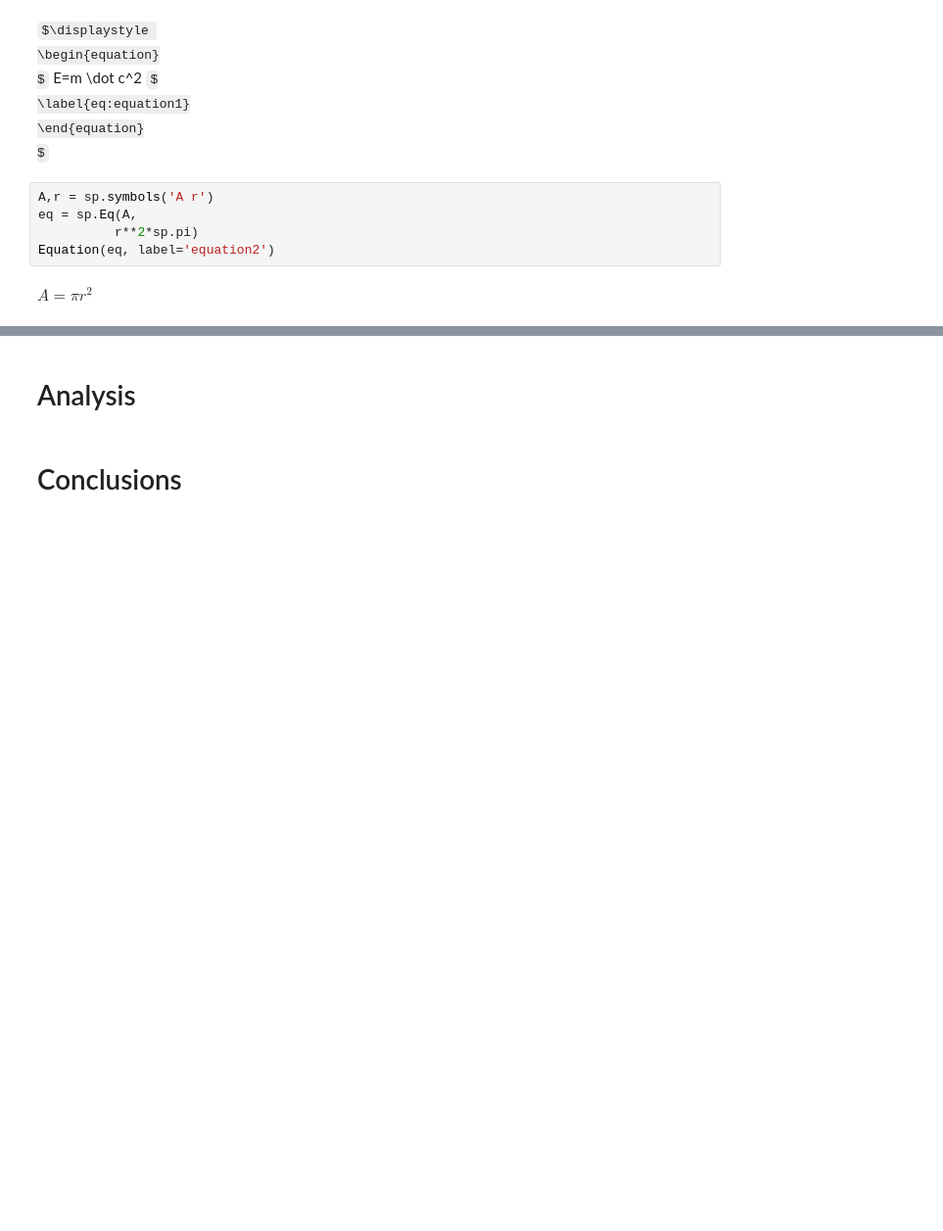
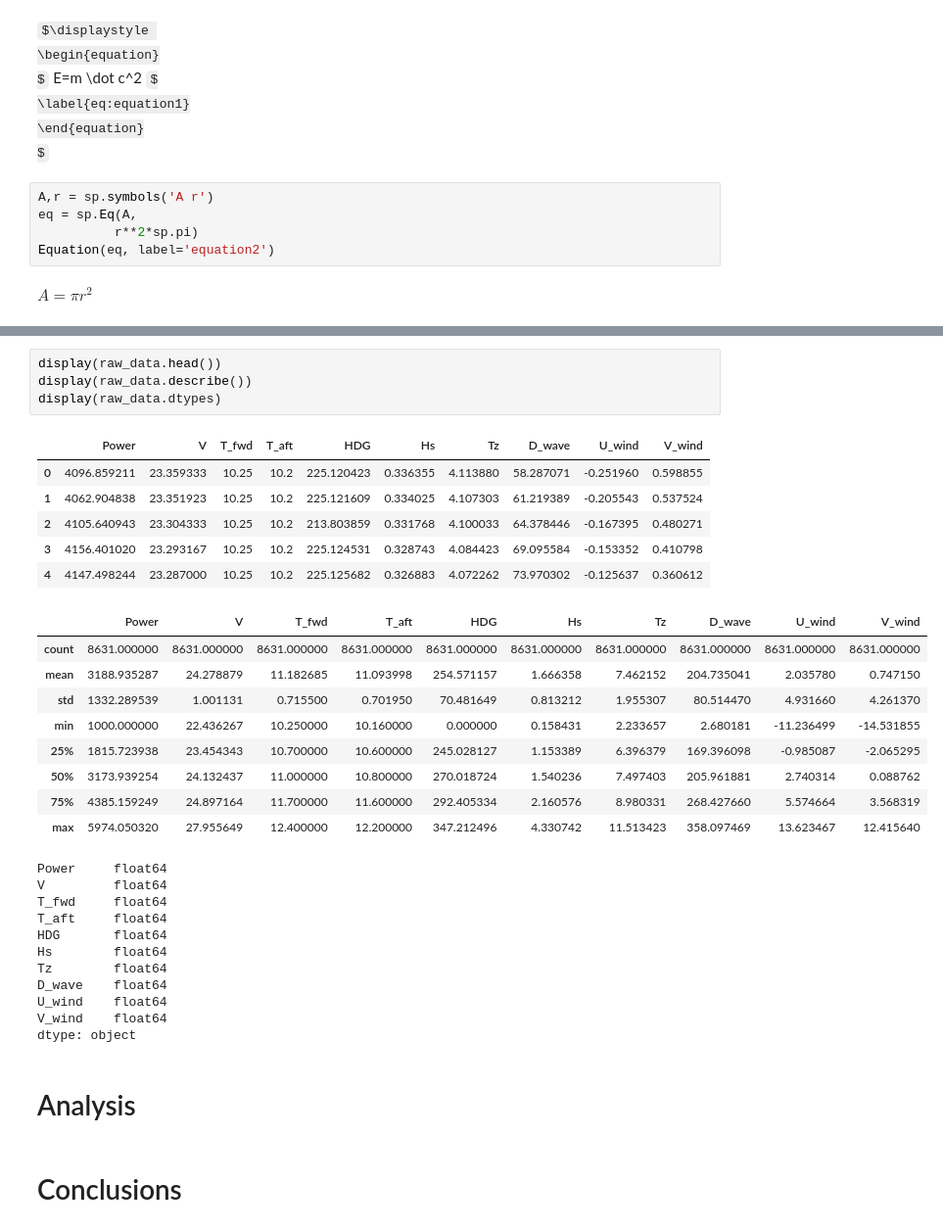
Before and after one commit to martinlarsalbert/ship_power_prediction, a Jupyter notebook: reports/report/01.1.report.ipynb, the cells around one changed output, grey strips where cells are left out. Shown: that part at 98% size. Saved outputs shown, nothing was run; the diff lists cells and outputs as text; some formulas as TeX source; blank space fills up the shorter version.

```diff
--- a/reports/report/01.1.report.ipynb
+++ b/reports/report/01.1.report.ipynb
@@ -131,3 +110,34 @@ lt
+# %%
+display(raw_data.head())
+display(raw_data.describe())
+display(raw_data.dtypes)
+# %% [output]
+|  | Power | V | T_fwd | T_aft | HDG | Hs | Tz | D_wave | U_wind | V_wind |
+| 0 | 4096.859211 | 23.359333 | 10.25 | 10.2 | 225.120423 | 0.336355 | 4.113880 | 58.287071 | -0.251960 | 0.598855 |
+| 1 | 4062.904838 | 23.351923 | 10.25 | 10.2 | 225.121609 | 0.334025 | 4.107303 | 61.219389 | -0.205543 | 0.537524 |
+| 2 | 4105.640943 | 23.304333 | 10.25 | 10.2 | 213.803859 | 0.331768 | 4.100033 | 64.378446 | -0.167395 | 0.480271 |
+| 3 | 4156.401020 | 23.293167 | 10.25 | 10.2 | 225.124531 | 0.328743 | 4.084423 | 69.095584 | -0.153352 | 0.410798 |
+| 4 | 4147.498244 | 23.287000 | 10.25 | 10.2 | 225.125682 | 0.326883 | 4.072262 | 73.970302 | -0.125637 | 0.360612 |
+|  | Power | V | T_fwd | T_aft | HDG | Hs | Tz | D_wave | U_wind | V_wind |
+| count | 8631.000000 | 8631.000000 | 8631.000000 | 8631.000000 | 8631.000000 | 8631.000000 | 8631.000000 | 8631.000000 | 8631.000000 | 8631.000000 |
+| mean | 3188.935287 | 24.278879 | 11.182685 | 11.093998 | 254.571157 | 1.666358 | 7.462152 | 204.735041 | 2.035780 | 0.747150 |
+| std | 1332.289539 | 1.001131 | 0.715500 | 0.701950 | 70.481649 | 0.813212 | 1.955307 | 80.514470 | 4.931660 | 4.261370 |
+| min | 1000.000000 | 22.436267 | 10.250000 | 10.160000 | 0.000000 | 0.158431 | 2.233657 | 2.680181 | -11.236499 | -14.531855 |
+| 25% | 1815.723938 | 23.454343 | 10.700000 | 10.600000 | 245.028127 | 1.153389 | 6.396379 | 169.396098 | -0.985087 | -2.065295 |
+| 50% | 3173.939254 | 24.132437 | 11.000000 | 10.800000 | 270.018724 | 1.540236 | 7.497403 | 205.961881 | 2.740314 | 0.088762 |
+| 75% | 4385.159249 | 24.897164 | 11.700000 | 11.600000 | 292.405334 | 2.160576 | 8.980331 | 268.427660 | 5.574664 | 3.568319 |
+| max | 5974.050320 | 27.955649 | 12.400000 | 12.200000 | 347.212496 | 4.330742 | 11.513423 | 358.097469 | 13.623467 | 12.415640 |
+Power     float64
+V         float64
+T_fwd     float64
+T_aft     float64
+HDG       float64
+Hs        float64
+Tz        float64
+D_wave    float64
+U_wind    float64
+V_wind    float64
+dtype: object
 # %% [markdown]
 # Analysis
 # %% [markdown]
```
Also changed, not shown: parts of 15 cells of this notebook, 7 other files.
